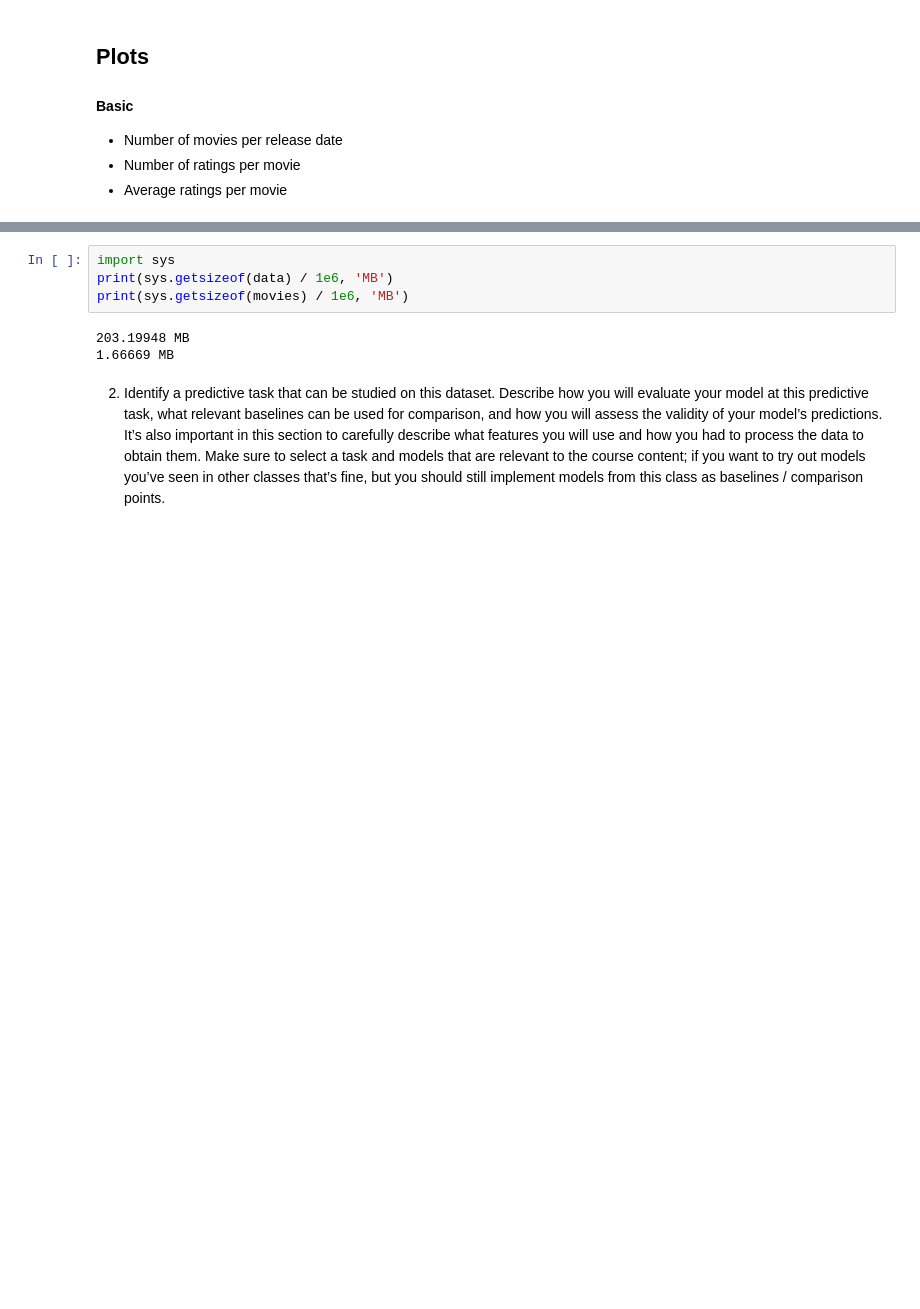
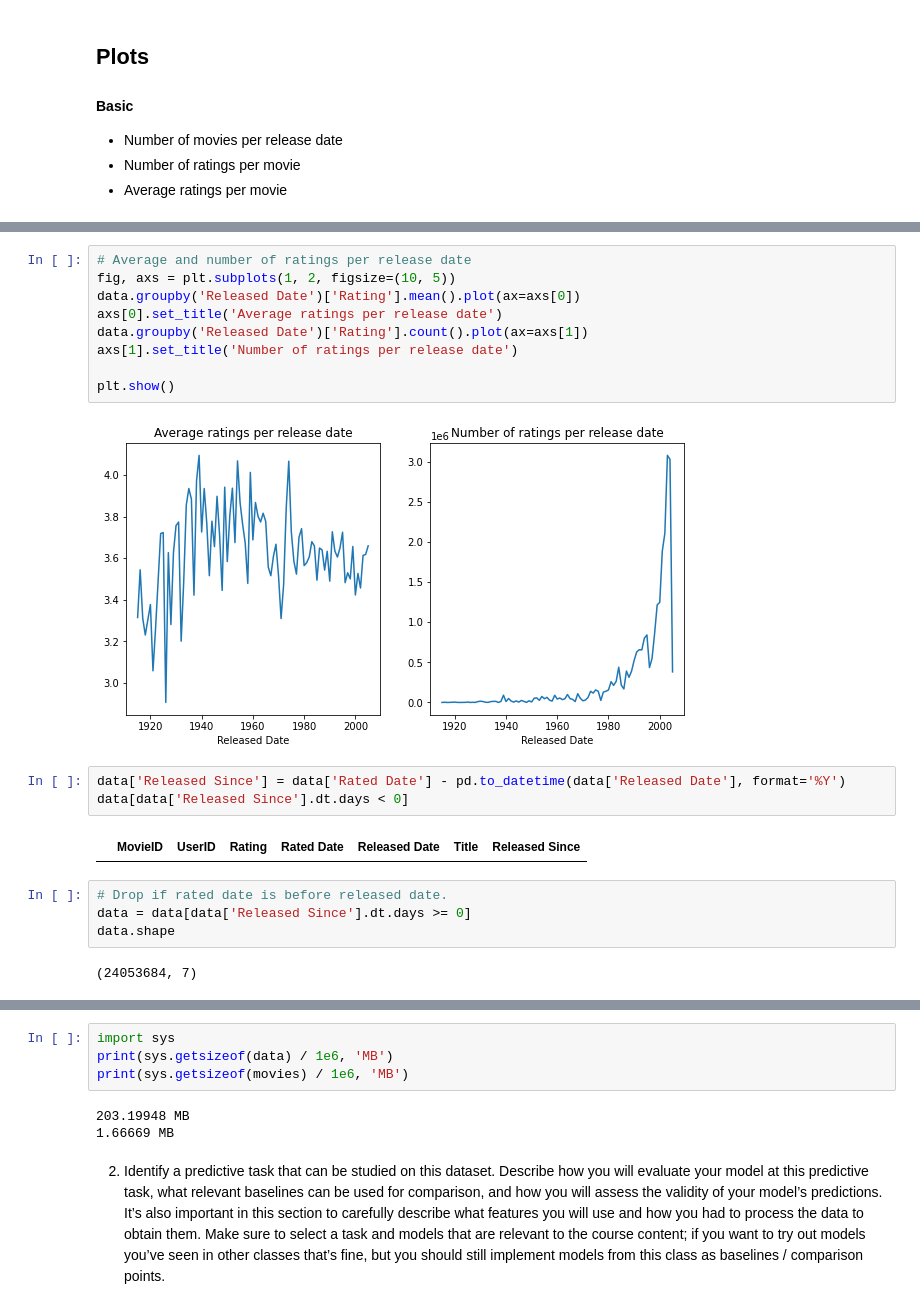
Before and after one commit to KaiMJ/netflix-recommendation, a Jupyter notebook: display.ipynb, the cells around one changed output, grey strips where cells are left out. Drawn from its saved outputs; the diff is of its cells as text; blank space fills up the shorter version.

```diff
--- a/display.ipynb
+++ b/display.ipynb
@@ -163,0 +208,22 @@ ValueError: supplied range of [3.122836975342064e+33, inf] is not finite
+# %%
+# Average and number of ratings per release date
+fig, axs = plt.subplots(1, 2, figsize=(10, 5))
+data.groupby('Released Date')['Rating'].mean().plot(ax=axs[0])
+axs[0].set_title('Average ratings per release date')
+data.groupby('Released Date')['Rating'].count().plot(ax=axs[1])
+axs[1].set_title('Number of ratings per release date')
+
+plt.show()
+# %% [output]
+[figure, added]
+# %%
+data['Released Since'] = data['Rated Date'] - pd.to_datetime(data['Released Date'], format='%Y')
+data[data['Released Since'].dt.days < 0]
+# %% [output]
+|  | MovieID | UserID | Rating | Rated Date | Released Date | Title | Released Since |
+# %%
+# Drop if rated date is before released date.
+data = data[data['Released Since'].dt.days >= 0]
+data.shape
+# %% [output]
+(24053684, 7)
```
Also changed, not shown: parts of 25 cells of this notebook.
